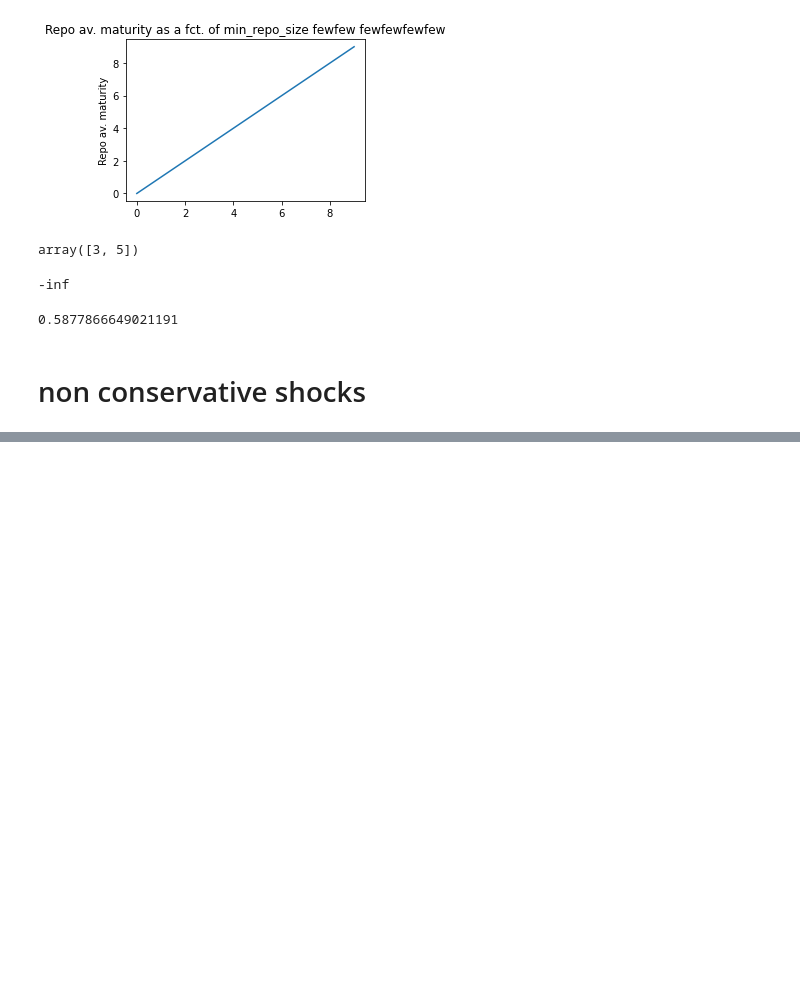
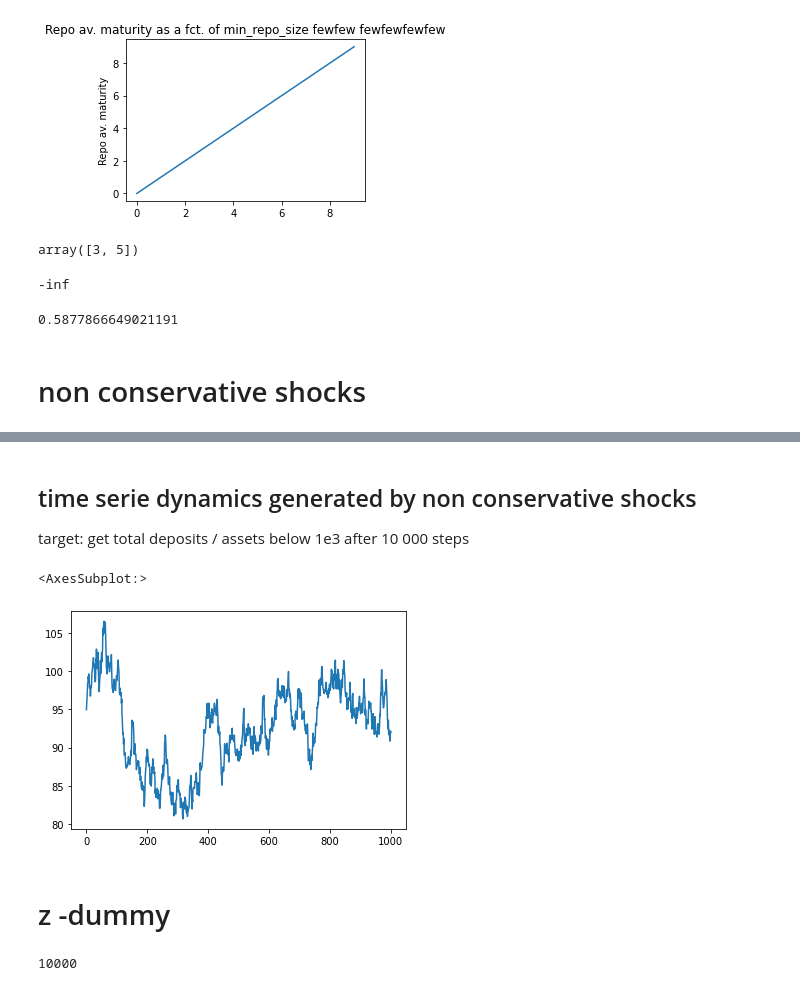
Before and after one commit to Victor-Le-Coz/secured_interbank_network_public, a Jupyter notebook: tests.ipynb, the cells around one changed output, grey strips where cells are left out. Drawn from its saved outputs; the diff is of its cells as text; code cells hidden in the pictures; blank space fills up the shorter version.

```diff
--- a/tests.ipynb
+++ b/tests.ipynb
@@ -646,0 +597,3 @@ for i in np.arange(0.01, 0.15,0.05):
+# %% [markdown]
+## time serie dynamics generated by non conservative shocks
+target: get total deposits / assets below 1e3 after 10 000 steps
@@ -646,0 +638,27 @@ for i in np.arange(0.01, 0.15,0.05):
+# %%
+# define parameters
+deposits = np.random.rand(int(50))*100
+initial_deposits = np.random.rand(int(50))*100
+total_assets = deposits
+law ="normal-mean-reverting"
+vol = 0.01
+# %%
+# run analysis
+
+deposits_time_serie = pd.DataFrame(columns=range(50),index=range(10000))
+
+for step in range(10000):
+    shocks = generate_non_conservative_shocks(deposits, initial_deposits, deposits, law, vol)
+    deposits = deposits + shocks
+    deposits_time_serie.loc[step] = deposits
+# %%
+deposits_time_serie.loc[0:1000,6].plot()
+# %% [output]
+<AxesSubplot:>
+[figure, added]
+# %% [markdown]
+# z -dummy
+# %%
+int(1e4)
+# %% [output]
+10000
```
Also changed, not shown: parts of 16 cells of this notebook, 6 other files.
